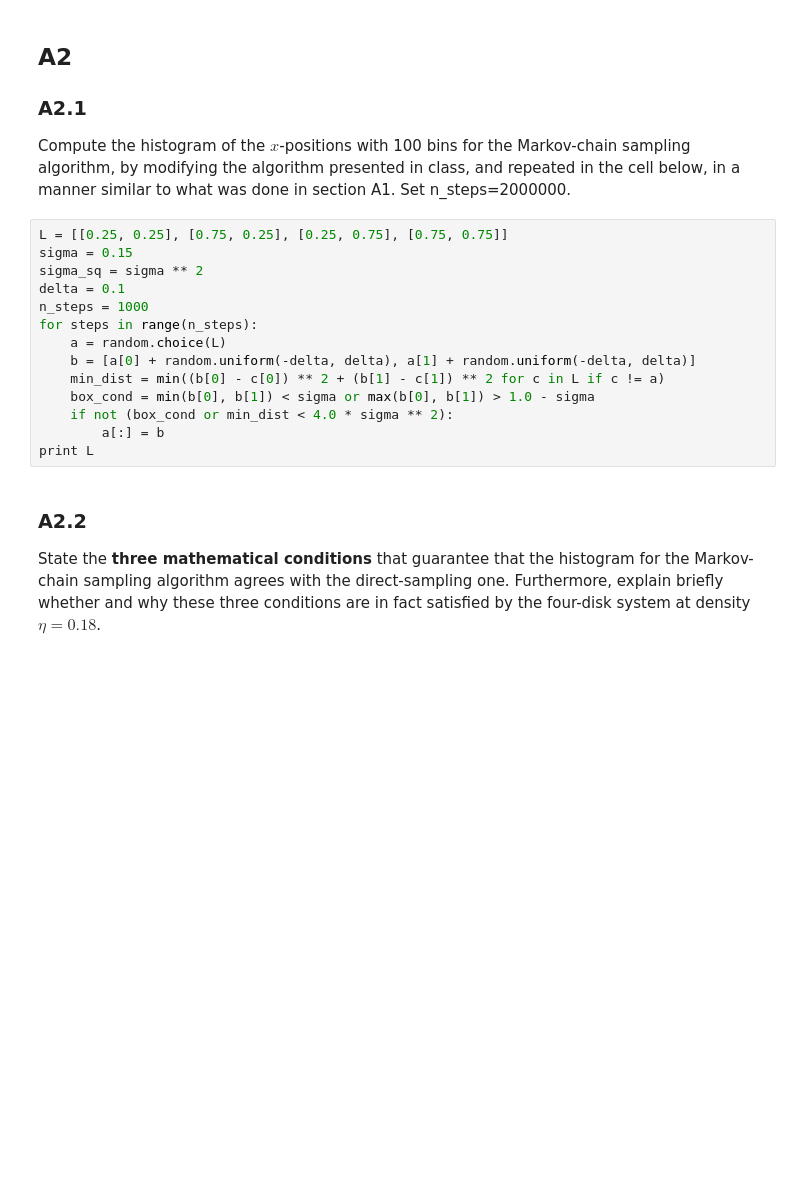
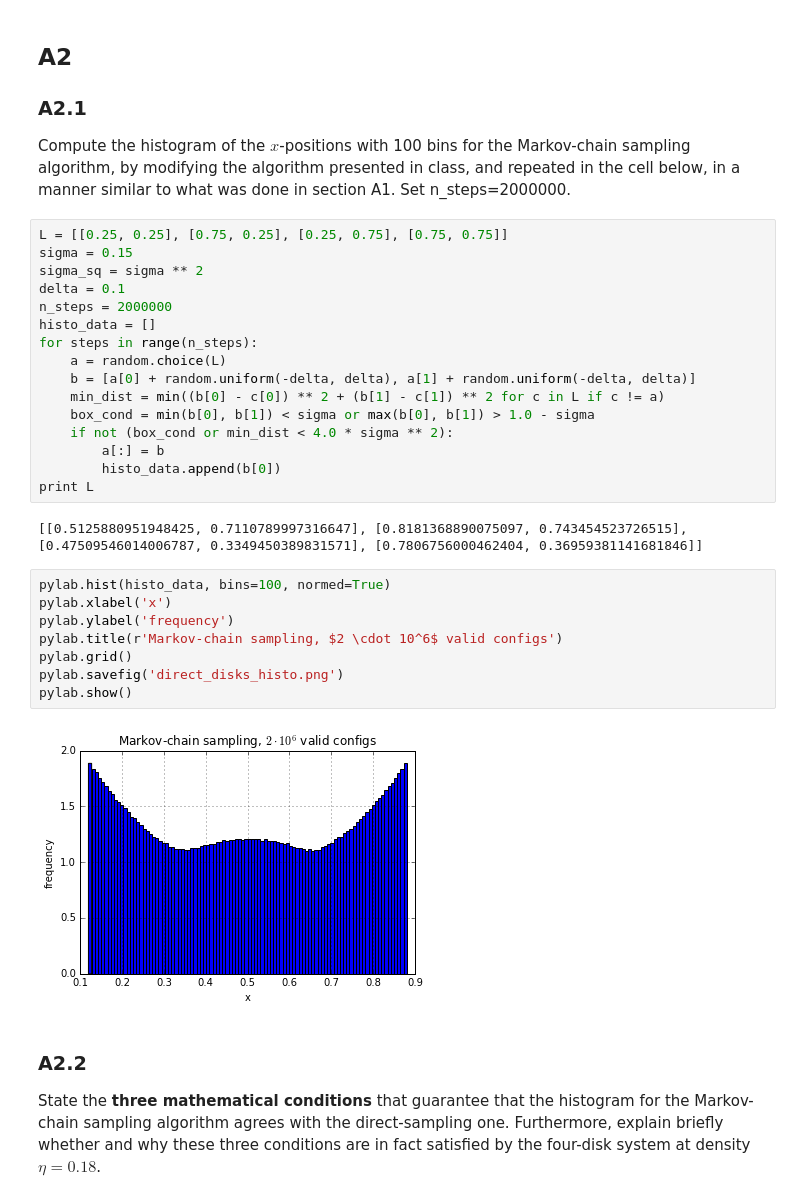
Before and after one commit to MirekJ/mirekJ_7110_v2, a Jupyter notebook: Homework/HW2.ipynb, the cells around one changed output. Saved outputs shown, nothing was run; the diff lists cells and outputs as text; blank space fills up the shorter version.

```diff
--- a/Homework/HW2.ipynb
+++ b/Homework/HW2.ipynb
@@ -62,7 +64,8 @@ L = [[0.25, 0.25], [0.75, 0.25], [0.25, 0.75], [0.75, 0.75]]
 sigma = 0.15
 sigma_sq = sigma ** 2
 delta = 0.1
-n_steps = 1000
+n_steps = 2000000
+histo_data = []
 for steps in range(n_steps):
     a = random.choice(L)
     b = [a[0] + random.uniform(-delta, delta), a[1] + random.uniform(-delta, delta)]
@@ -70,7 +73,20 @@ for steps in range(n_steps):
     box_cond = min(b[0], b[1]) < sigma or max(b[0], b[1]) > 1.0 - sigma
     if not (box_cond or min_dist < 4.0 * sigma ** 2):
         a[:] = b
+        histo_data.append(b[0])
 print L
+# %% [output]
+[[0.5125880951948425, 0.7110789997316647], [0.8181368890075097, 0.743454523726515], [0.47509546014006787, 0.3349450389831571], [0.7806756000462404, 0.36959381141681846]]
+# %%
+pylab.hist(histo_data, bins=100, normed=True)
+pylab.xlabel('x')
+pylab.ylabel('frequency')
+pylab.title(r'Markov-chain sampling, $2 \cdot 10^6$ valid configs')
+pylab.grid()
+pylab.savefig('direct_disks_histo.png')
+pylab.show()
+# %% [output]
+[figure, added]
 # %% [markdown]
 ### A2.2
 
```
Also changed, not shown: parts of 13 cells of this notebook.
